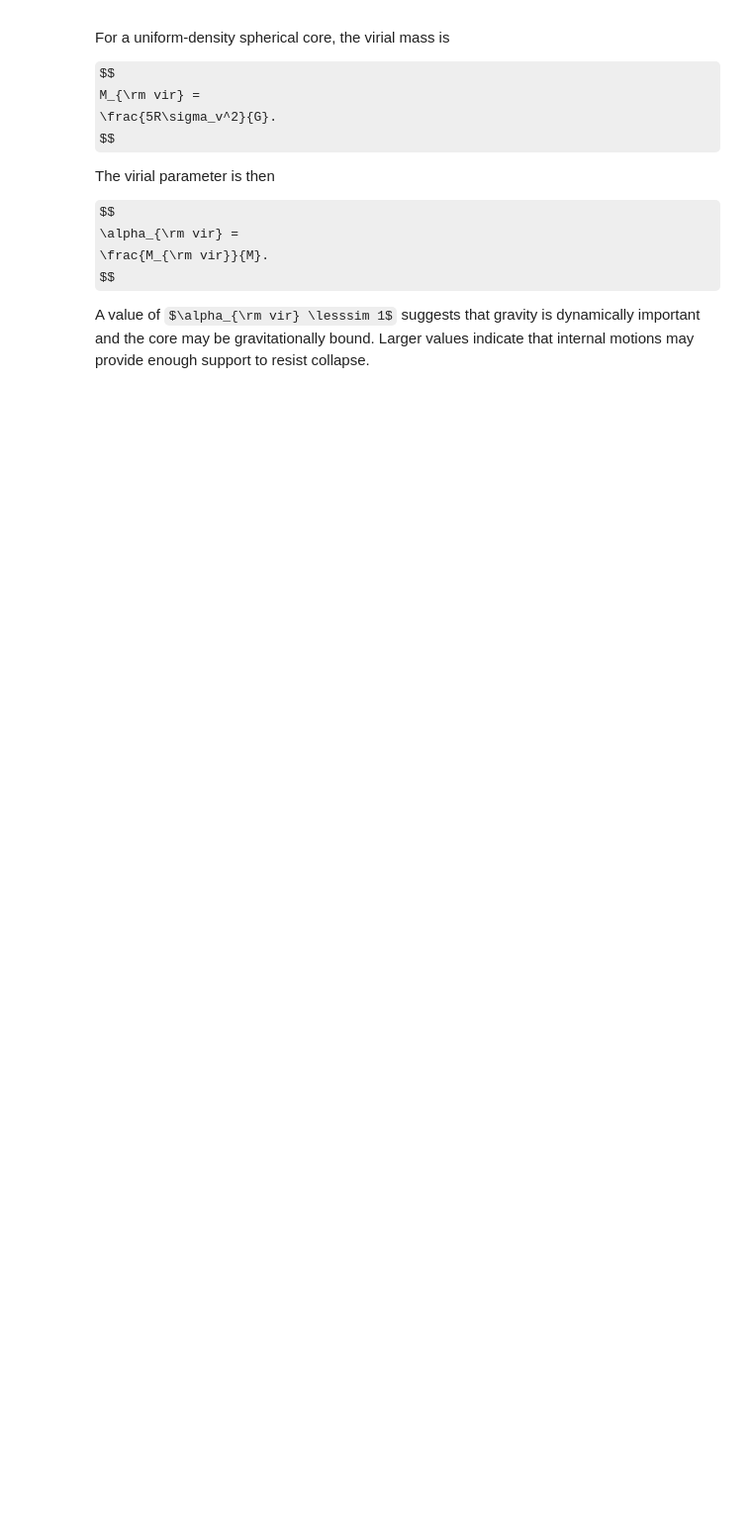
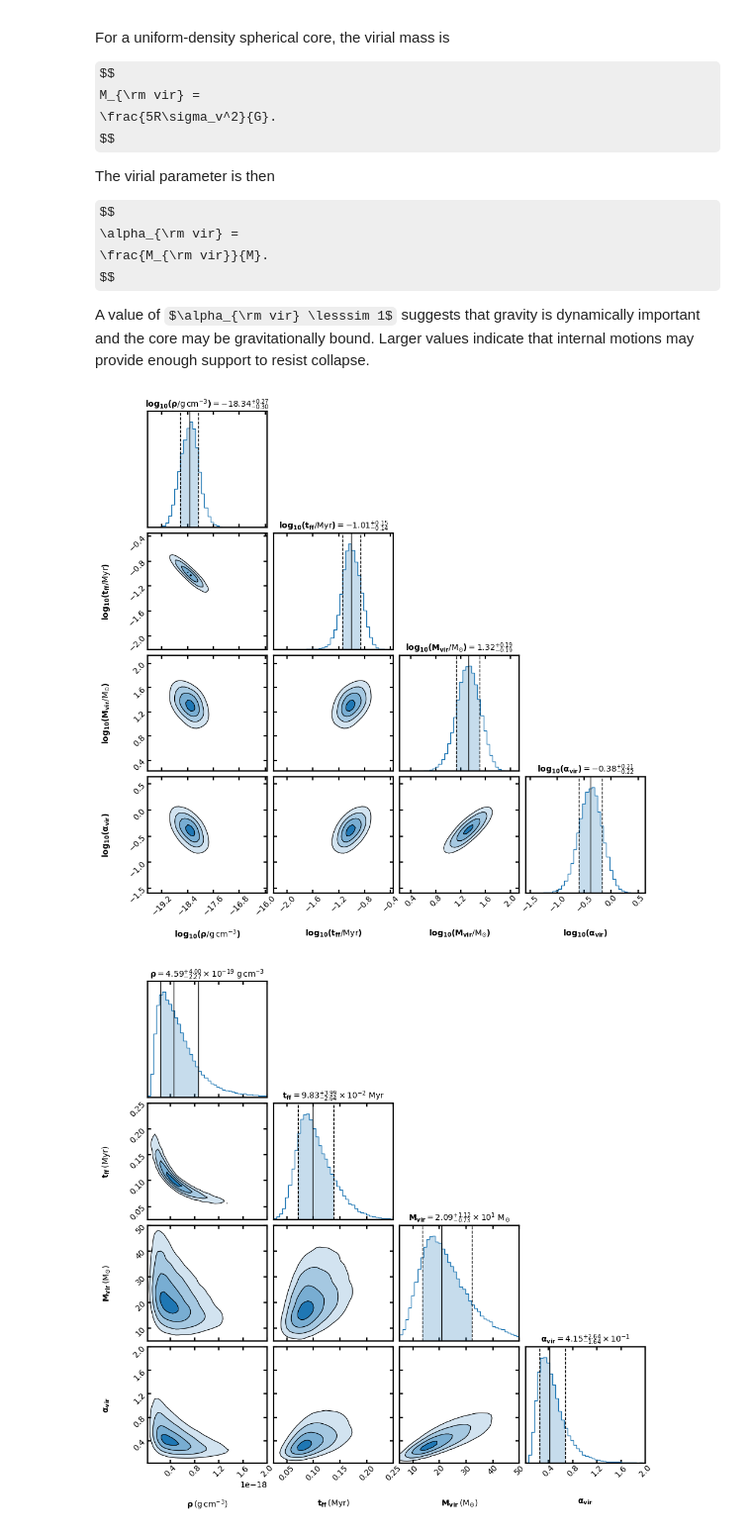
Before and after one commit to travisthieme/augment, a Jupyter notebook: examples/example_problems.ipynb, the cells around one changed output. Shown at 99% size. Cells and saved outputs as stored; diff of their text form; code cells hidden in the pictures; some formulas as TeX source; blank space fills up the shorter version.

```diff
--- a/examples/example_problems.ipynb
+++ b/examples/example_problems.ipynb
@@ -215,15 +221,11 @@ $$
 A value of $\alpha_{\rm vir} \lesssim 1$ suggests that gravity is dynamically important and the core may be gravitationally bound. Larger values indicate that internal motions may provide enough support to resist collapse.
 # %%
 import sys
-sys.path.append("../src")
+sys.path.insert(0, "../src")
 
 from augment import Sampler
 from augment.format import format_summary
 from augment.plot import plot_corner, plot_posterior
-
-import numpy as np
-from astropy import units as u
-from astropy.constants import G
 
 import numpy as np
 from astropy import units as u
@@ -287,33 +289,36 @@ out = sampler.run(
     error_budget_against="alpha_vir",
 )
 
 label_map = {
     "rho": r"\rho",
     "t_ff": r"t_{ff}",
     "M_vir": r"M_{vir}",
     "alpha_vir": r"\alpha_{vir}",
 }
 
 fig = plot_corner(
     out,
     keys=("rho", "t_ff", "M_vir", "alpha_vir"),
     log_keys=("rho", "t_ff", "M_vir", "alpha_vir"),
     label_map=label_map,
 )
 
 fig = plot_corner(
     out,
     keys=("rho", "t_ff", "M_vir", "alpha_vir"),
     label_map=label_map,
     title_fmt=".2e",
     # range_quantiles=(0.01, 0.99),
     plot_range=[
         (0.2e-19, 20e-19),   # rho
         (0.025, 0.25),     # t_ff
         (5, 50),          # M_vir
         (0.02, 2.0),       # alpha_vir
     ],
 )
+# %% [output]
+[figure, added]
+[figure, added]
 # %%
 from augment import format_summary_table
 
```
Also changed, not shown: parts of 4 cells of this notebook, 2 other files.
